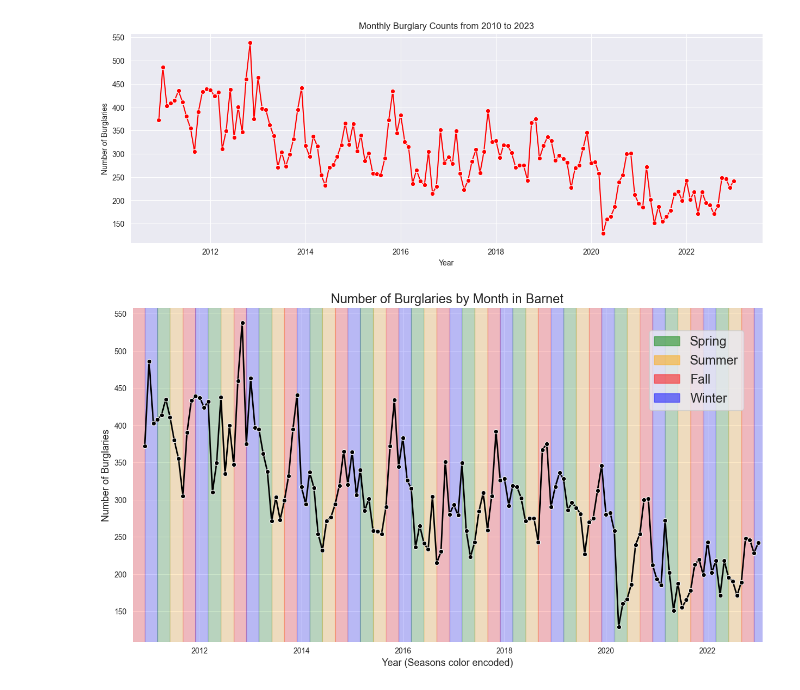
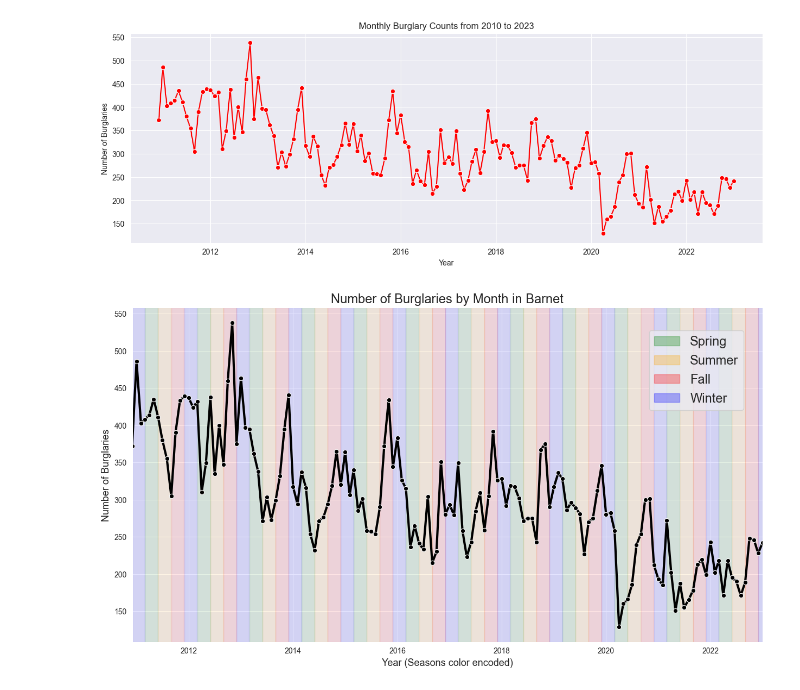
Before and after one commit to DC2-G19/policeResourceAllocation, a Jupyter notebook: main_crime_data_DAE.ipynb, the cells around one changed output. Drawn from its saved outputs; the diff is of its cells as text; code cells hidden in the pictures.

Commit message:
Finalised versions of files. All should work with rel path to main DB. Requires necessary imports

```diff
--- a/main_crime_data_DAE.ipynb
+++ b/main_crime_data_DAE.ipynb
@@ -130,3 +125,24 @@ combined_df = pd.read_csv(file_path)
+# %%
+#__________________RUN FROM THIS CELL AND BELOW____________________
+"""
+file_path =dataDir().joinpath('conc_clean.csv')
+combined_df = pd.read_csv(file_path)
+"""
+
+conn = sqlite3.connect(dbPath())
+query_burg = """SELECT * FROM table_name
+WHERE "Crime Type" = "Burglary"
+"""
+query_sun = """SELECT * FROM sunlight"""
+query_house = """SELECT * FROM housing_by_lsoa"""
+query_unep = """SELECT * FROM montly_unemployement_claimant_count_by_lsoa_barnet"""
+
+df_burglary_all = pd.read_sql(query_burg, conn)
+df_sunlight_all = pd.read_sql(query_sun, conn)
+df_housing_all = pd.read_sql(query_house, conn)
+df_unemployment_all = pd.read_sql(query_unep, conn)
+#getting data from database and storing in DF
+conn.close()
 # %%
 
 # Load the cleaned data into a dataframe
@@ -148,4 +164,4 @@ sns.scatterplot(data=monthly_means, x='Longitude', y='Latitude')
 [figure]
 # %%
 # Load the cleaned data into a dataframe
-df = combined_df
+df = df_burglary_all
@@ -207,43 +223,43 @@ plt.show()
 fig, ax = plt.subplots(figsize=(15, 8))
 
 # Plot the data
-sns.lineplot(data=combined_df_copy, x='Month', y='Number of Burglaries', ax=ax, color='black', linewidth='2', marker='o')
+sns.lineplot(data=combined_df_copy, x='Month', y='Number of Burglaries', ax=ax, color='black', linewidth='3', marker='o')
 
 # Define the seasons and their corresponding colors
 seasons = {
     'Spring': ('03-01', '05-31', 'green'),
     'Summer': ('06-01', '08-31', 'orange'),
     'Fall': ('09-01', '11-30', 'red'),
     'Winter': ('12-01', '02-28', 'blue')
 }
 
 # Add the seasonal background colors
 for year in range(2010, 2023):
     for season, (start, end, color) in seasons.items():
         if season == 'Winter':
             ax.axvspan(pd.Timestamp(f'{year}-{start}'), pd.Timestamp(f'{year + 1}-{end}'),
-                       alpha=0.21, color=color)
+                       alpha=0.1, color=color)
         else:
             ax.axvspan(pd.Timestamp(f'{year}-{start}'), pd.Timestamp(f'{year}-{end}'),
-                       alpha=0.21, color=color)
+                       alpha=0.1, color=color)
 
-ax.set_xlim(pd.Timestamp('2010-09-01'), pd.Timestamp('2023-02-01'))
+ax.set_xlim(pd.Timestamp('2010-12-01'), pd.Timestamp('2023-01-01'))
 
 # Create legend patches for each season
-legend_patches = [mpatches.Patch(color=color, label=season, alpha=0.5) for season, (_, _, color) in seasons.items()]
+legend_patches = [mpatches.Patch(color=color, label=season, alpha=0.3) for season, (_, _, color) in seasons.items()]
 
 # Add legend to the plot
 ax.legend(handles=legend_patches, loc='upper right', bbox_to_anchor=(0.98, 0.95), prop={'size': 17})
 
 # Set the plot title and axis labels
 plt.title('Number of Burglaries by Month in Barnet', fontsize=17)
 plt.xlabel('Year (Seasons color encoded)', fontsize=13)
 plt.ylabel('Number of Burglaries', fontsize=13)
 
 # Show the plot
 plt.show()
 # %% [output]
-[figure, old version]
+[figure, new version]
 # %%
 
 
```
Also changed, not shown: parts of 6 cells of this notebook, 2 other files.
